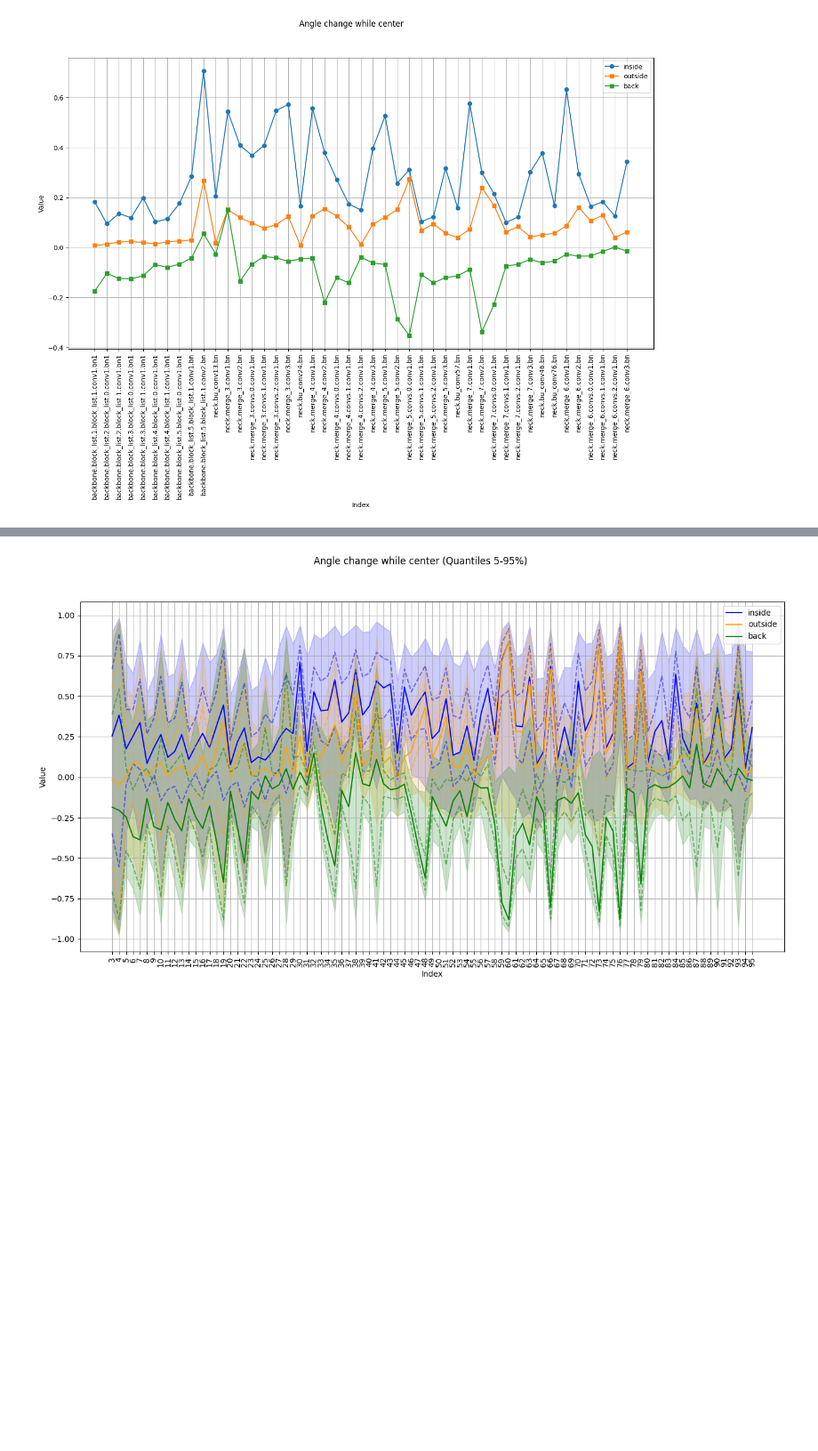
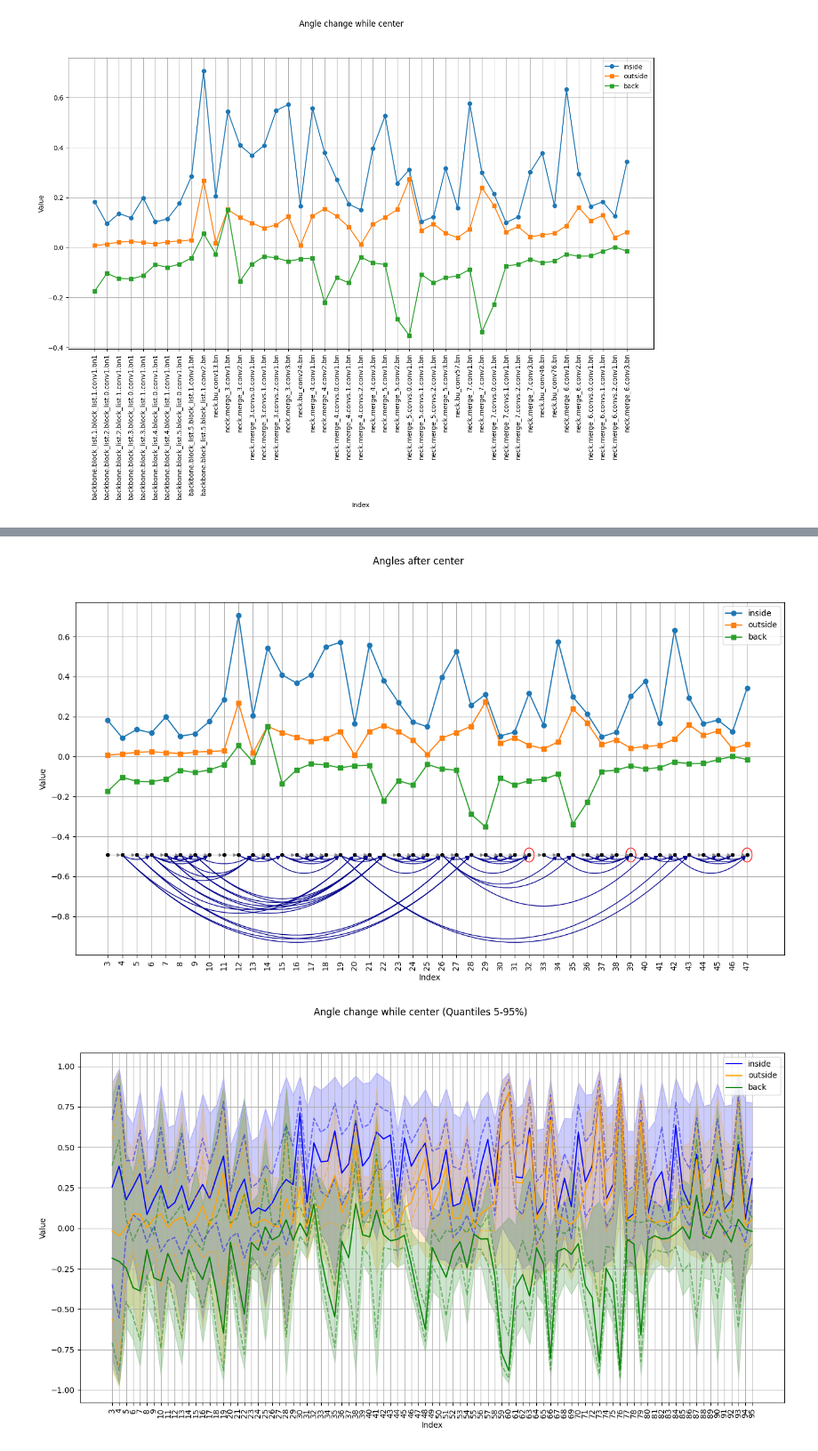
Before and after one commit to ConstantIrritation/Diploma, a Jupyter notebook: angles_all_model_gray_back.ipynb, the cells around one changed output, grey strips where cells are left out. Shown at 89% size. Cells and saved outputs as stored; diff of their text form; code cells hidden in the pictures; blank space fills up the shorter version.

```diff
--- a/angles_all_model_gray_back.ipynb
+++ b/angles_all_model_gray_back.ipynb
@@ -139,6 +85,3 @@ len(convs)
 # %%
 before_conv = np.array([convs[i][2].detach().cpu() for i in range(len(bns))])
 after_conv = np.array([convs[i][2].detach().cpu() for i in range(len(bns))])
-# %%
-before_conv = np.array([convs[i][2].detach().cpu() for i in range(len(bns))])
-after_conv = np.array([convs[i][2].detach().cpu() for i in range(len(bns))])
@@ -341,3 +448,28 @@ plt.show();
+# %%
+# x = np.arange(3, len(before_conv) + 1)
+x = np.arange(0, len(before_conv) - 2)
+
+# plt.figure(figsize=(16, 8))
+fig, ax = plt.subplots(figsize=(16, 8))
+
+# _np[:, 2]
+ax.plot(x, inside, marker='o', label='inside', linestyle='-')
+ax.plot(x, outside,  marker='s', label='outside', linestyle='-')
+ax.plot(x, back,  marker='s', label='back', linestyle='-')
+
+draw_bn_dependency_graph_inline(ax, outside, bns_fwd_names[2:], connections)
+# plt.tight_layout()
+# plt.show()
+plt.xticks(x, [str(i + 3) for i in x], rotation=90)
+plt.xlabel("Index")
+plt.ylabel("Value")
+plt.legend()
+plt.grid(True)
+plt.suptitle("Angles after center")
+# if savefig: plt.savefig("18.10. Изменение углов по всей модели при свёртке.png")
+plt.show();
+# %% [output]
+[figure, added]
 # %%
 import matplotlib.pyplot as plt
 import numpy as np
```
Also changed, not shown: parts of 9 cells of this notebook, 3 other files.
